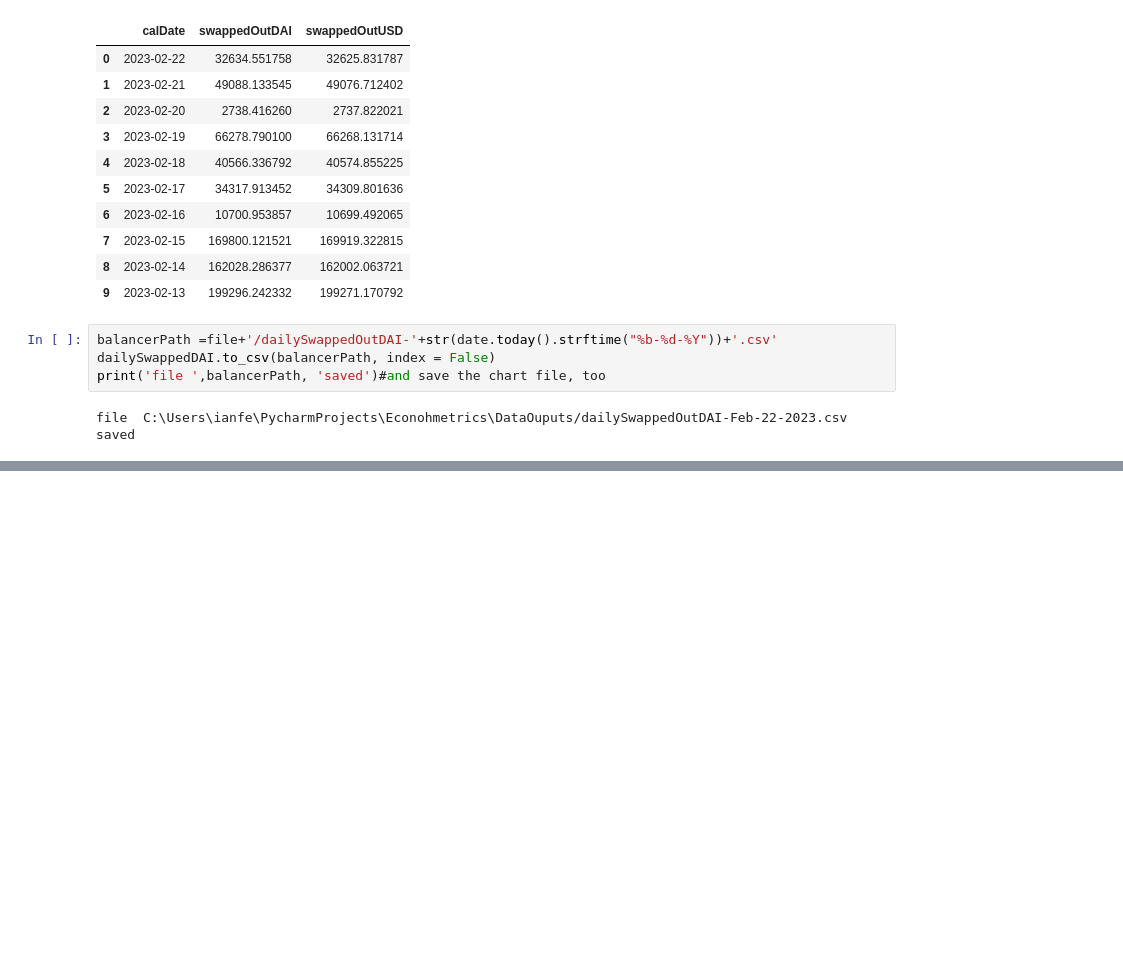
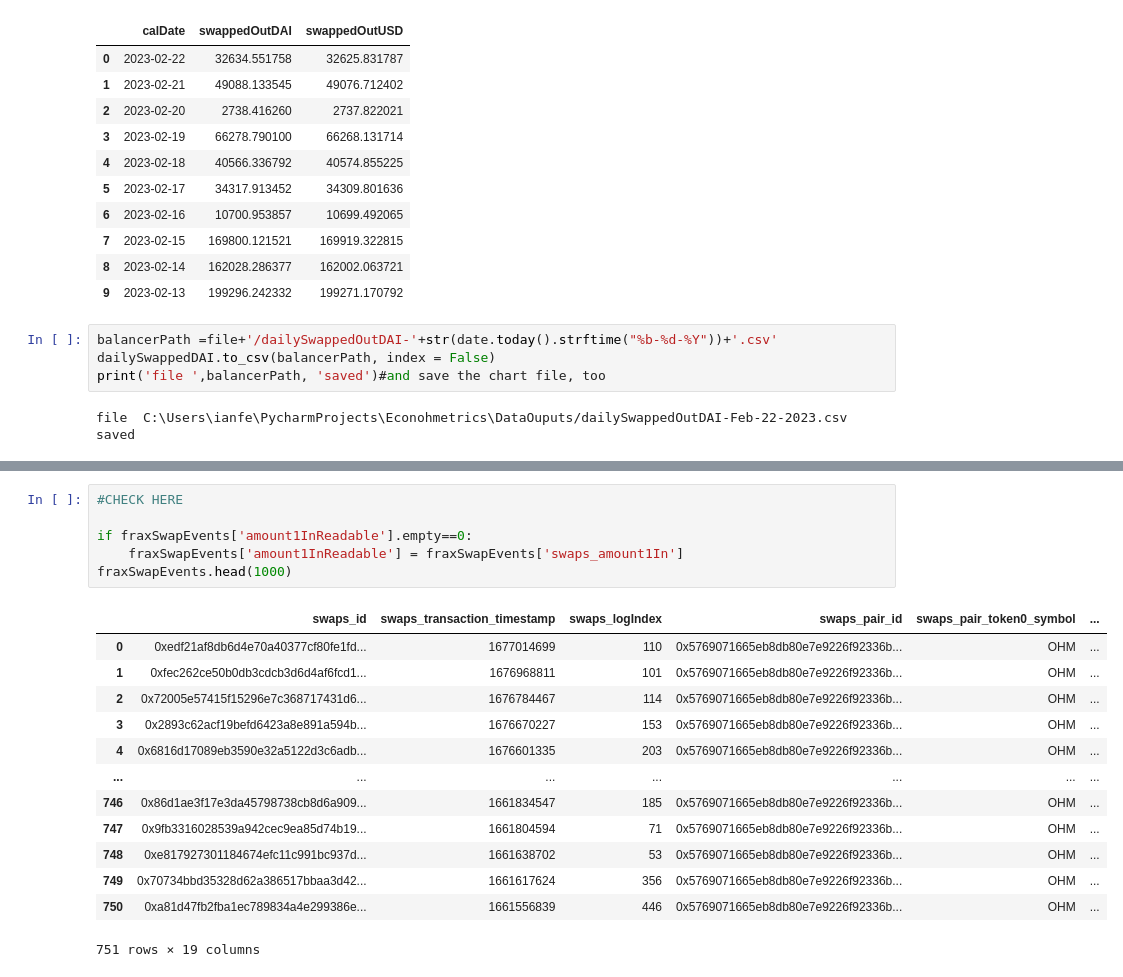
Before and after one commit to EdgeCaser/EconohmetricsOld, a Jupyter notebook: liquidityPoolEvents.ipynb, the cells around one changed output, grey strips where cells are left out. Saved outputs shown, nothing was run; the diff lists cells and outputs as text; blank space fills up the shorter version.

```diff
--- a/liquidityPoolEvents.ipynb
+++ b/liquidityPoolEvents.ipynb
@@ -144,0 +184,20 @@ fraxSwapEvents.head(10)
+# %%
+#CHECK HERE
+
+if fraxSwapEvents['amount1InReadable'].empty==0:
+    fraxSwapEvents['amount1InReadable'] = fraxSwapEvents['swaps_amount1In']
+fraxSwapEvents.head(1000)
+# %% [output]
+|  | swaps_id | swaps_transaction_timestamp | swaps_logIndex | swaps_pair_id | swaps_pair_token0_symbol | ... |
+| 0 | 0xedf21af8db6d4e70a40377cf80fe1fd... | 1677014699 | 110 | 0x5769071665eb8db80e7e9226f92336b... | OHM | ... |
+| 1 | 0xfec262ce50b0db3cdcb3d6d4af6fcd1... | 1676968811 | 101 | 0x5769071665eb8db80e7e9226f92336b... | OHM | ... |
+| 2 | 0x72005e57415f15296e7c368717431d6... | 1676784467 | 114 | 0x5769071665eb8db80e7e9226f92336b... | OHM | ... |
+| 3 | 0x2893c62acf19befd6423a8e891a594b... | 1676670227 | 153 | 0x5769071665eb8db80e7e9226f92336b... | OHM | ... |
+| 4 | 0x6816d17089eb3590e32a5122d3c6adb... | 1676601335 | 203 | 0x5769071665eb8db80e7e9226f92336b... | OHM | ... |
+| ... | ... | ... | ... | ... | ... | ... |
+| 746 | 0x86d1ae3f17e3da45798738cb8d6a909... | 1661834547 | 185 | 0x5769071665eb8db80e7e9226f92336b... | OHM | ... |
+| 747 | 0x9fb3316028539a942cec9ea85d74b19... | 1661804594 | 71 | 0x5769071665eb8db80e7e9226f92336b... | OHM | ... |
+| 748 | 0xe817927301184674efc11c991bc937d... | 1661638702 | 53 | 0x5769071665eb8db80e7e9226f92336b... | OHM | ... |
+| 749 | 0x70734bbd35328d62a386517bbaa3d42... | 1661617624 | 356 | 0x5769071665eb8db80e7e9226f92336b... | OHM | ... |
+| 750 | 0xa81d47fb2fba1ec789834a4e299386e... | 1661556839 | 446 | 0x5769071665eb8db80e7e9226f92336b... | OHM | ... |
+751 rows × 19 columns
```
Also changed, not shown: parts of 9 cells of this notebook, 4 other files.
